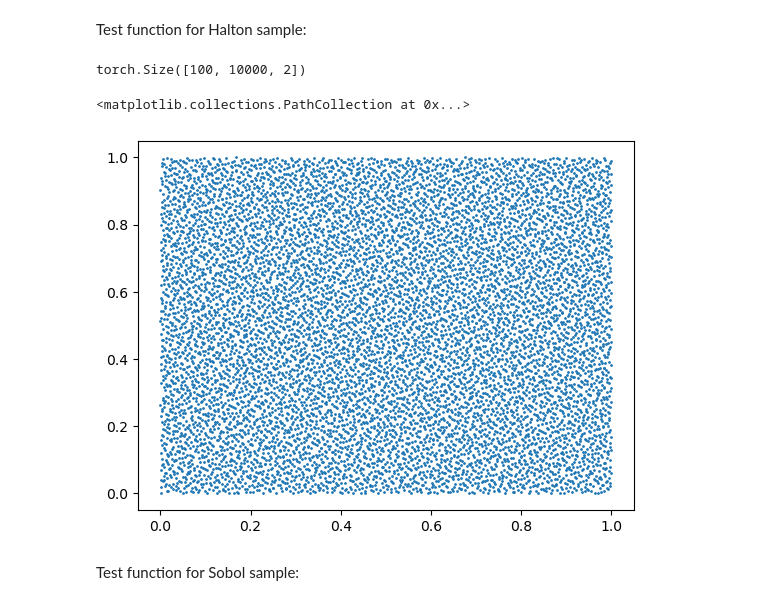
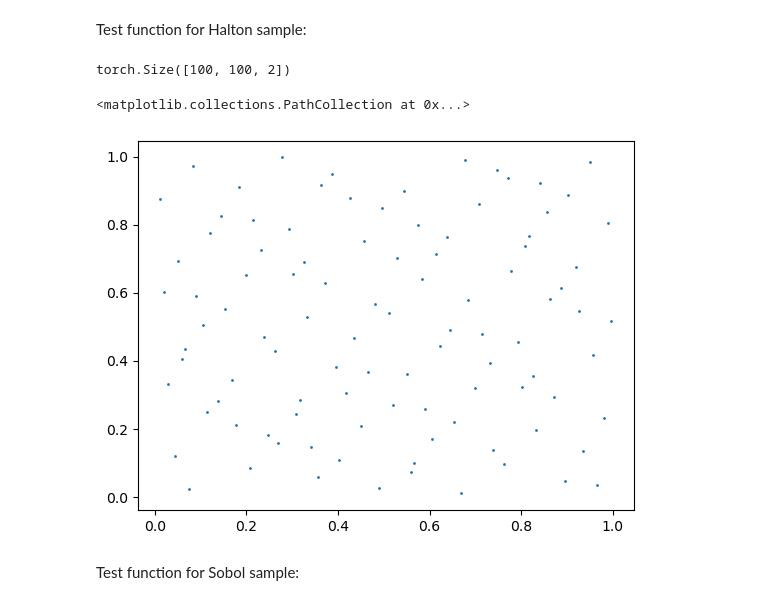
Before and after one commit to Gautam-Chauhan/MSc-Thesis, a Jupyter notebook: scenario_3.ipynb, the cells around one changed output. Cells and saved outputs as stored; diff of their text form; code cells hidden in the pictures.

```diff
--- a/scenario_3.ipynb
+++ b/scenario_3.ipynb
@@ -57,9 +57,8 @@ def halton_sample(num_points,dimensions,runs,lower_bounds,upper_bounds,seed):
     points = np.empty((runs,num_points,dimensions))
 
     # You can use the same rng for all the runs because the state will evolve every time you call qmc.Halton() again
-    rng = np.random.default_rng(seed)
     for i in range(runs):
-        sampler = qmc.Halton(d=dimensions,scramble=True,seed=rng)
+        sampler = qmc.Halton(d=dimensions,scramble=True,seed=i)
         points[i,:,:] = sampler.random(num_points)
 
     points = points*(upper_bounds - lower_bounds) + lower_bounds
@@ -183,7 +183,7 @@ plt.scatter(points[0,:,0],points[0,:,1],s=1)
 # %% [markdown]
 Test function for Halton sample:
 # %%
-num_points = 10000
+num_points = 100
 dimensions = 2
 runs=100
 lower_bounds = np.full(dimensions,0)
@@ -193,12 +193,12 @@ points = halton_sample(num_points,dimensions,runs,lower_bounds,upper_bounds,seed
 # %%
 print(points.shape)
 # %% [output]
-torch.Size([100, 10000, 2])
+torch.Size([100, 100, 2])
 # %%
-plt.scatter(points[0,:,0],points[0,:,1],s=1)
+plt.scatter(points[4,:,0],points[4,:,1],s=1)
 # %% [output]
 <matplotlib.collections.PathCollection at 0x...>
-[figure, old version]
+[figure, new version]
 # %% [markdown]
 Test function for Sobol sample:
 # %%
```
Also changed, not shown: parts of 18 cells of this notebook.
